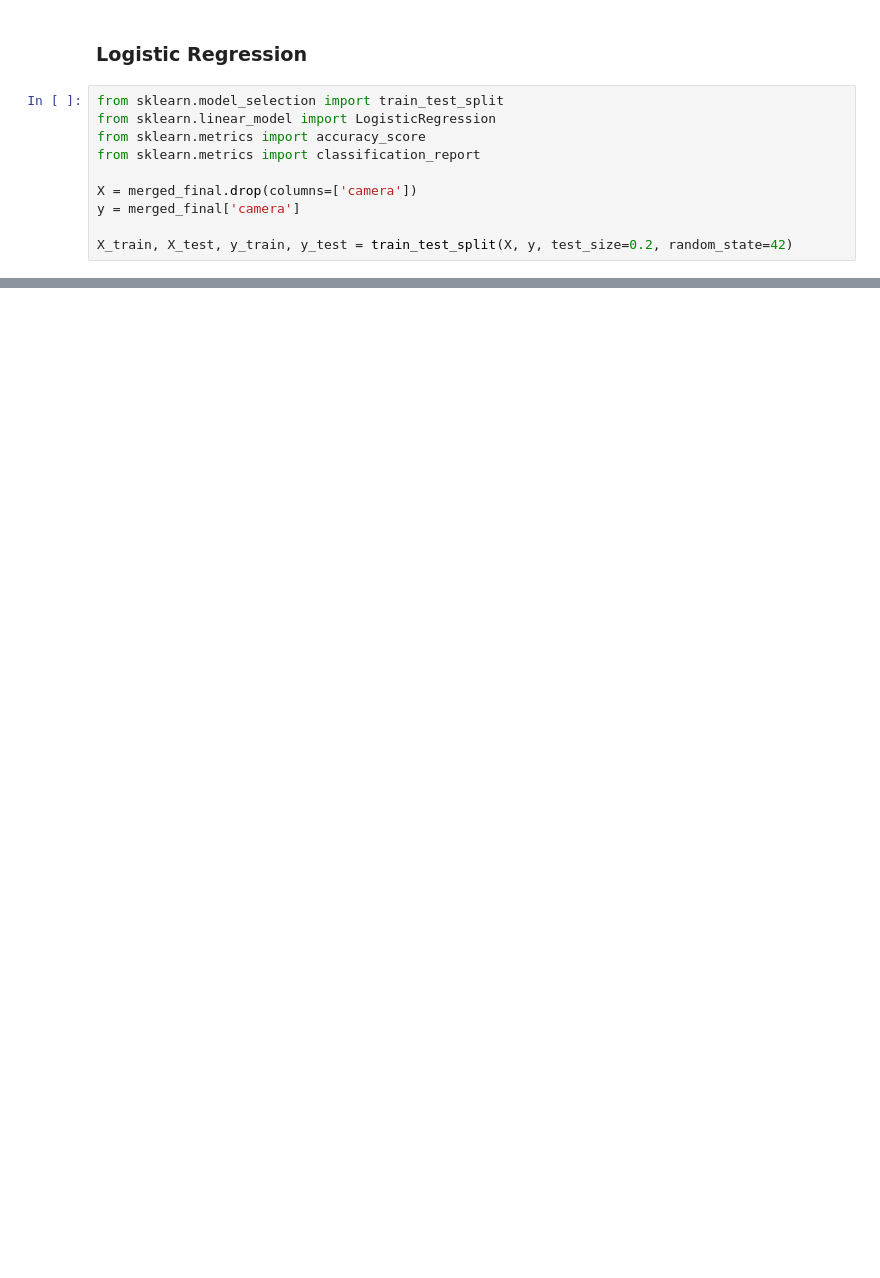
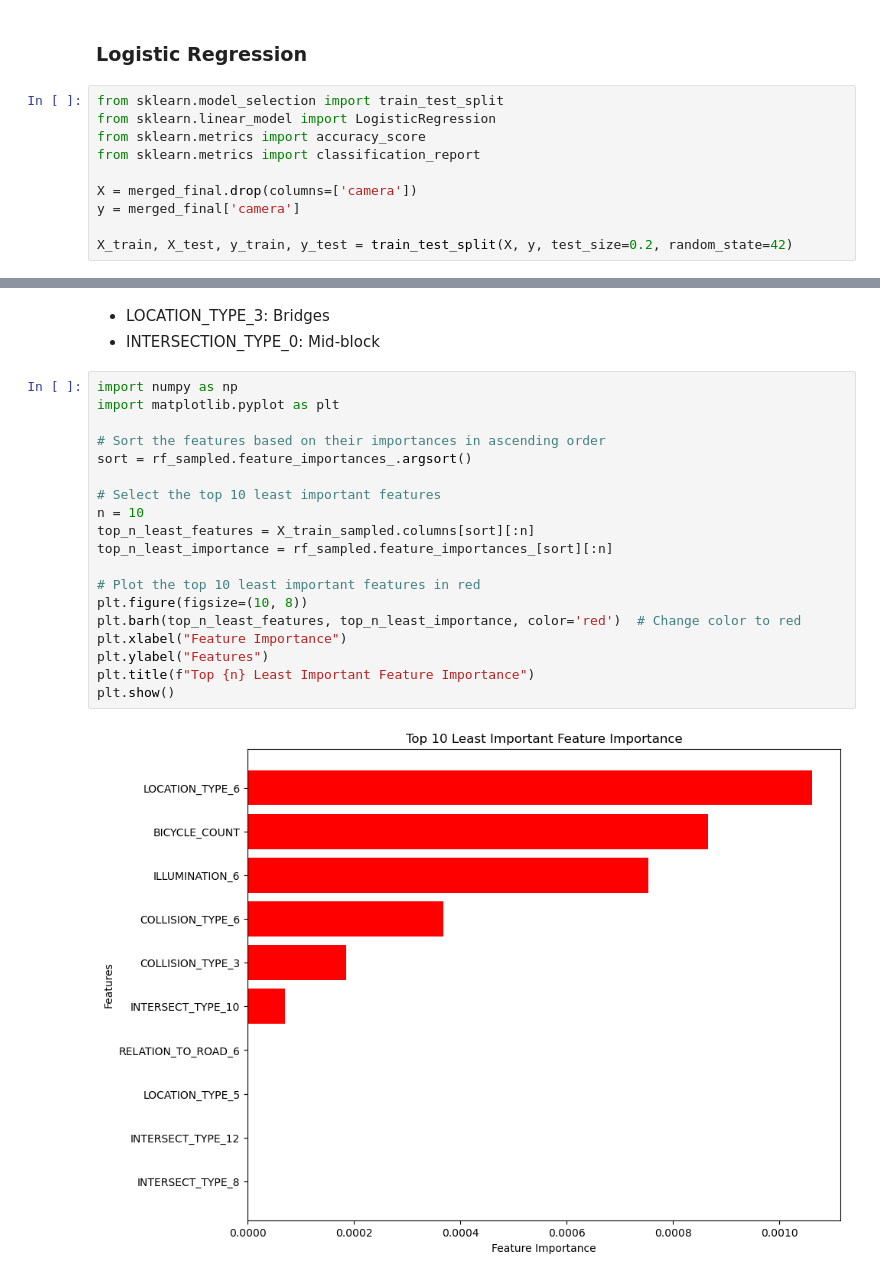
Before and after one commit to hahuynh1/Data-Science-ITS-Capstone, a Jupyter notebook: ITS.ipynb, the cells around one changed output, grey strips where cells are left out. Saved outputs shown, nothing was run; the diff lists cells and outputs as text; blank space fills up the shorter version.

```diff
--- a/ITS.ipynb
+++ b/ITS.ipynb
@@ -577,0 +657,24 @@ SyntaxError: invalid syntax (3308640155.py, line 1)
+# %% [markdown]
+- LOCATION_TYPE_3: Bridges
+- INTERSECTION_TYPE_0: Mid-block
+# %%
+import numpy as np
+import matplotlib.pyplot as plt
+
+# Sort the features based on their importances in ascending order
+sort = rf_sampled.feature_importances_.argsort()
+
+# Select the top 10 least important features
+n = 10
+top_n_least_features = X_train_sampled.columns[sort][:n]
+top_n_least_importance = rf_sampled.feature_importances_[sort][:n]
+
+# Plot the top 10 least important features in red
+plt.figure(figsize=(10, 8))
+plt.barh(top_n_least_features, top_n_least_importance, color='red')  # Change color to red
+plt.xlabel("Feature Importance")
+plt.ylabel("Features")
+plt.title(f"Top {n} Least Important Feature Importance")
+plt.show()
+# %% [output]
+[figure, added]
```
Also changed, not shown: parts of 34 cells of this notebook.
